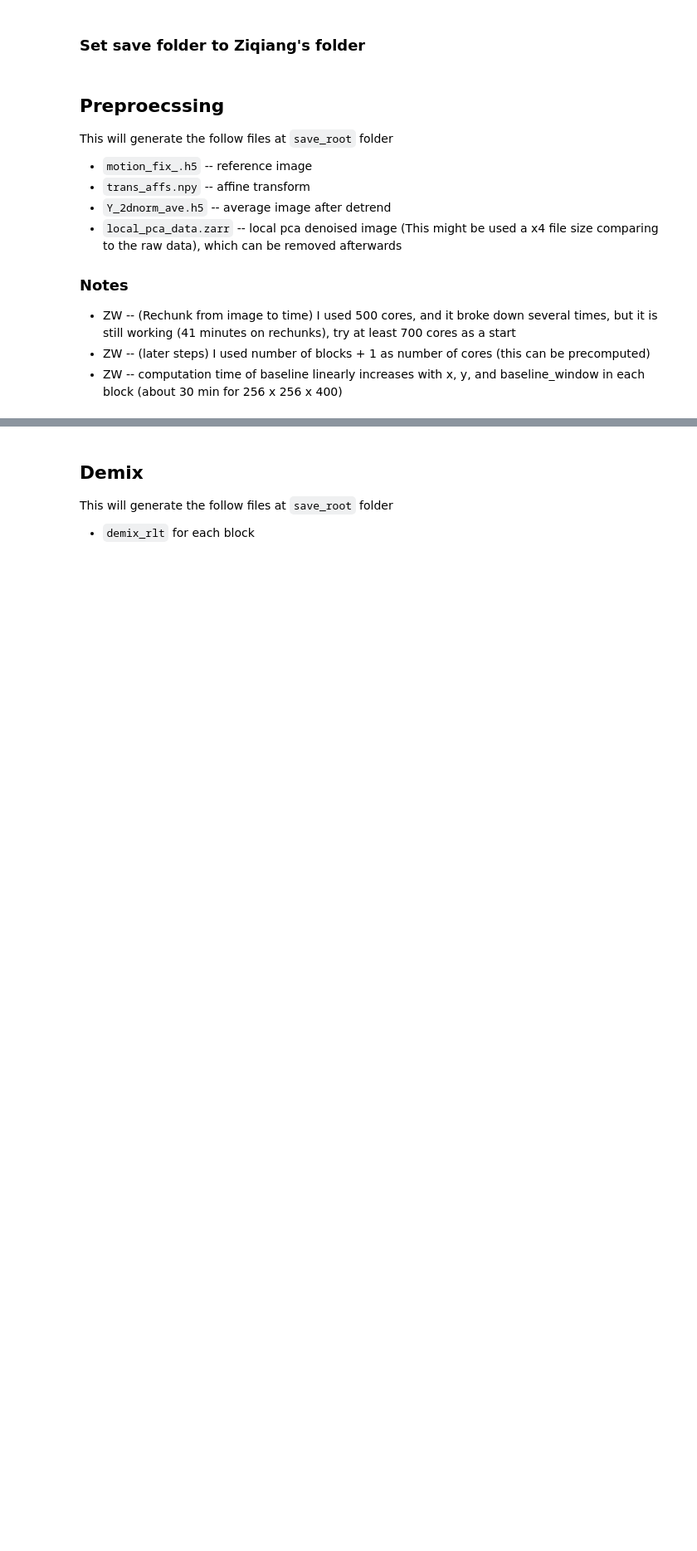
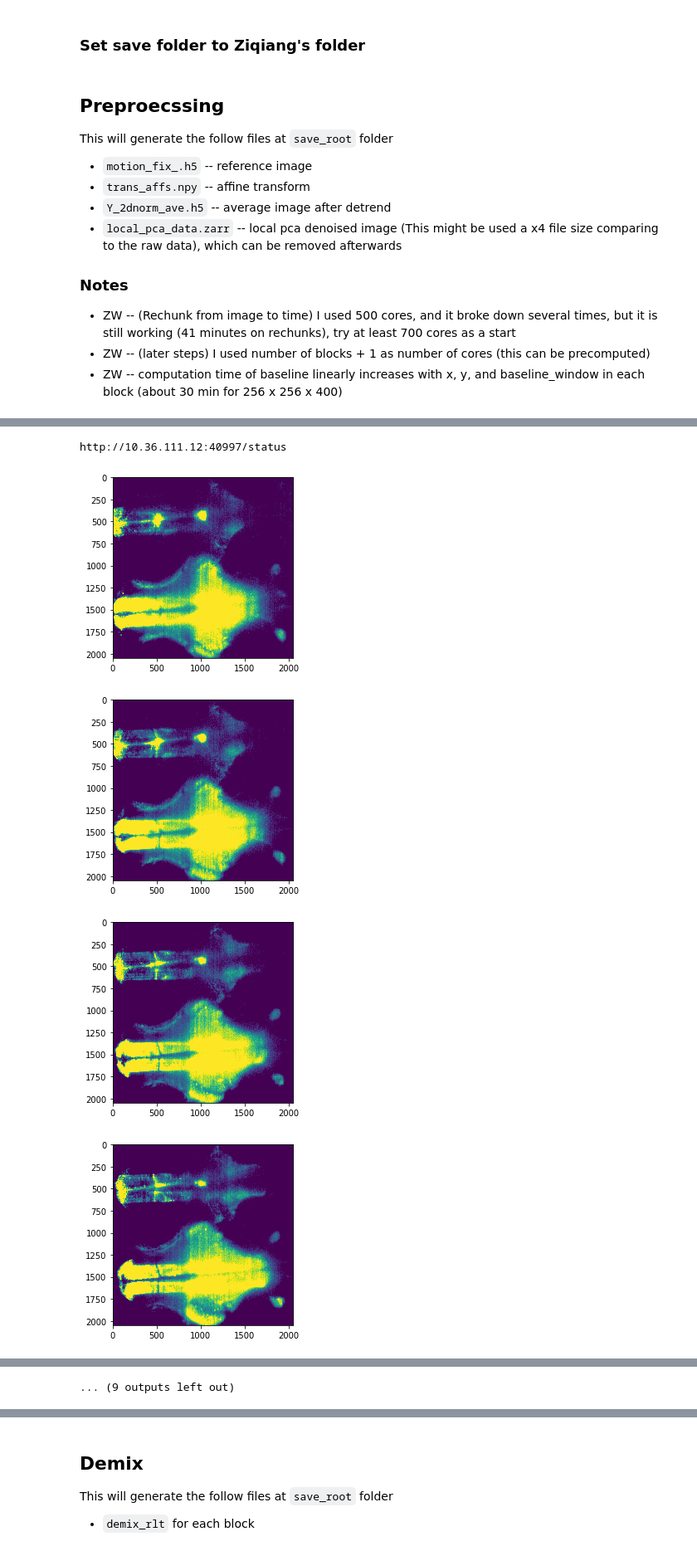
Before and after one commit to zqwei/Glia_analysis, a Jupyter notebook: Processing/Test_for_pipeline.ipynb, the cells around one changed output, grey strips where cells are left out. Shown at 83% size. Saved outputs shown, nothing was run; the diff lists cells and outputs as text; code cells hidden in the pictures; blank space fills up the shorter version.

```diff
--- a/Processing/Test_for_pipeline.ipynb
+++ b/Processing/Test_for_pipeline.ipynb
@@ -73,0 +83,21 @@ This will generate the follow files at `save_root` folder
+# %%
+import fish_proc.utils.dask_ as fdask
+import dask.array as da
+cluster, client = fdask.setup_workers(5)
+print(cluster.dashboard_link)
+Y_d_ave_ = da.from_zarr(f'{save_root}/Y_ave.zarr')
+chunksize = Y_d_ave_.chunksize
+Y_d_ave_ = Y_d_ave_.rechunk((1, -1, -1, -1))
+intensity_percentile = 50
+mask =  Y_d_ave_.map_blocks(lambda v: intesity_mask(v, percentile=intensity_percentile), dtype='bool')
+# %% [output]
+http://10.36.111.12:40997/status
+# %%
+for n_ave_ in Y_d_ave_.squeeze():
+    plt.imshow(n_ave_, vmax=np.percentile(n_ave_, 90), vmin=np.percentile(n_ave_, intensity_percentile))
+    plt.show()
+# %% [output]
+[figure, added]
+[figure, added]
+[figure, added]
+[figure, added]
@@ -73,0 +112 @@ This will generate the follow files at `save_root` folder
+... (9 outputs left out)
```
Also changed, not shown: parts of 12 cells of this notebook, 3 other files.
